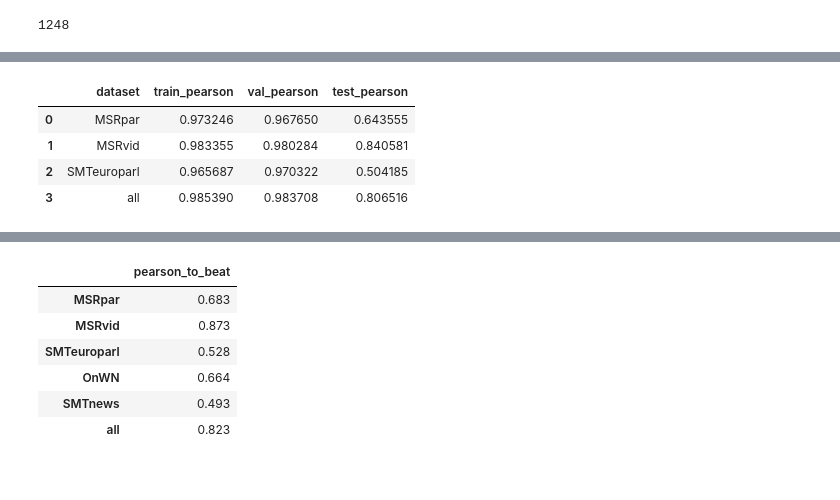
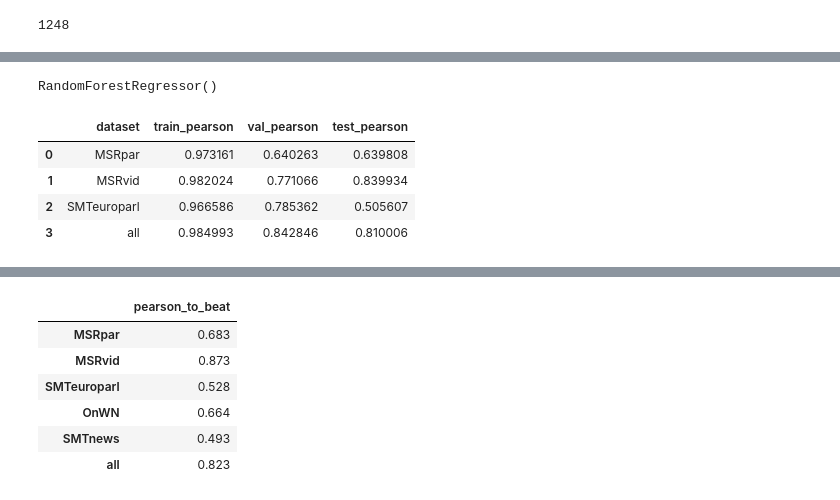
Before and after one commit to ZachParent/mai-intro-to-human-language-technologies, a Jupyter notebook: project/notebooks/train_rf.ipynb, the cells around one changed output, grey strips where cells are left out. Cells and saved outputs as stored; diff of their text form; code cells hidden in the pictures.

Commit message:
add feature splitting, to evaluate lexical and semantic steps

```diff
--- a/project/notebooks/train_rf.ipynb
+++ b/project/notebooks/train_rf.ipynb
@@ -43,11 +15,3 @@ feature_names
-# %%
-train_idx, val_idx = train_test_split(range(len(all_train_df)), test_size=0.2, random_state=42)
-X_train = all_train_df[feature_names].iloc[train_idx]
-X_val = all_train_df[feature_names].iloc[val_idx]
-y_train = all_train_df.gs.iloc[train_idx]
-y_val = all_train_df.gs.iloc[val_idx]
-X_test = all_test_df[feature_names]
-y_test = all_test_df.gs
 # %%
 results = []
 
@@ -72,5 +38,5 @@ Validation Pearson: 0.86462909278209+-0.018397283792106187
 # %%
 model = RandomForestRegressor()
-model.fit(X_train, y_train)
+model.fit(all_train_df.iloc[train_idx][feature_names], all_train_df.iloc[train_idx].gs)
 # %% [output]
 RandomForestRegressor()
@@ -97,9 +121,8 @@ feature_steps.sort_values(by='importance', ascending=False)
 feature_steps.sort_values(by='importance', ascending=False).to_csv("../data/feature_steps_with_importance.csv")
 # %%
 nonzero_feature_importances = feature_importances > 0
-top_indexes = ranked_feature_importance_indices[nonzero_feature_importances]
-top_features = np.array(feature_names)[top_indexes]
-top_features
-len(top_features)
+nonzero_importance_feature_indexes = ranked_feature_importance_indices[nonzero_feature_importances]
+nonzero_importance_features = np.array(feature_names)[nonzero_importance_feature_indexes]
+len(nonzero_importance_features)
 # %% [output]
 1248
@@ -111,56 +129,13 @@ RandomForestRegressor()
+# %%
+nonzero_importance_features_model = RandomForestRegressor()
+nonzero_importance_features_model.fit(all_train_df.iloc[train_idx][nonzero_importance_features], all_train_df.iloc[train_idx].gs)
+# %% [output]
+RandomForestRegressor()
 # %%
-def get_X_y(df, selected_features, dataset, idx=None):
-    if idx is None:
-        idx = range(len(df))
-    X = df.iloc[idx]
-    X = X.loc[X.dataset == dataset][selected_features]
-    y = df.iloc[idx]
-    y = y.loc[y.dataset == dataset].gs
-    return X, y
-
-def evaluate_model_across_train_val_test(model, selected_features):
-    results = []
-    datasets = train_datasets
-    for dataset in datasets:
-        dataset_results = []
-        dataset_results.append(dataset)
-
-        X_train, y_train = get_X_y(all_train_df, selected_features, dataset, train_idx)
-        X_val, y_val = get_X_y(all_train_df, selected_features, dataset, val_idx)
-        X_test, y_test = get_X_y(all_test_df, selected_features, dataset)
-
-        preds = model.predict(X_train)
-        dataset_results.append(pearsonr(y_train, preds)[0])
-
-        preds = model.predict(X_val)
-        dataset_results.append(pearsonr(y_val, preds)[0])
-
-        preds = model.predict(X_test)
-        dataset_results.append(pearsonr(y_test, preds)[0])
-
-        results.append(dataset_results)
-
-    dataset_results = []
-    dataset_results.append('all')
-    preds = model.predict(all_train_df.iloc[train_idx][top_features])
-    dataset_results.append(pearsonr(all_train_df.iloc[train_idx].gs, preds)[0])
-
-    preds = model.predict(all_train_df.iloc[val_idx][top_features])
-    dataset_results.append(pearsonr(all_train_df.iloc[val_idx].gs, preds)[0])
-
-    preds = model.predict(all_test_df[all_test_df.dataset.isin(train_datasets)][top_features])
-    dataset_results.append(pearsonr(all_test_df[all_test_df.dataset.isin(train_datasets)].gs, preds)[0])
-
-    results.append(dataset_results)
-
-    results = pd.DataFrame(results, columns=["dataset", "train_pearson", "val_pearson", "test_pearson"])
-    return results
-
-results = evaluate_model_across_train_val_test(model, top_features)
-results
+evaluate_model_across_train_val_test(nonzero_importance_features_model, nonzero_importance_features)
 # %% [output]
 |  | dataset | train_pearson | val_pearson | test_pearson |
-| 0 | MSRpar | 0.973246 | 0.967650 | 0.643555 |
-| 1 | MSRvid | 0.983355 | 0.980284 | 0.840581 |
-| 2 | SMTeuroparl | 0.965687 | 0.970322 | 0.504185 |
-| 3 | all | 0.985390 | 0.983708 | 0.806516 |
+| 0 | MSRpar | 0.973161 | 0.640263 | 0.639808 |
+| 1 | MSRvid | 0.982024 | 0.771066 | 0.839934 |
+| 2 | SMTeuroparl | 0.966586 | 0.785362 | 0.505607 |
+| 3 | all | 0.984993 | 0.842846 | 0.810006 |
```
Also changed, not shown: parts of 23 cells of this notebook.
